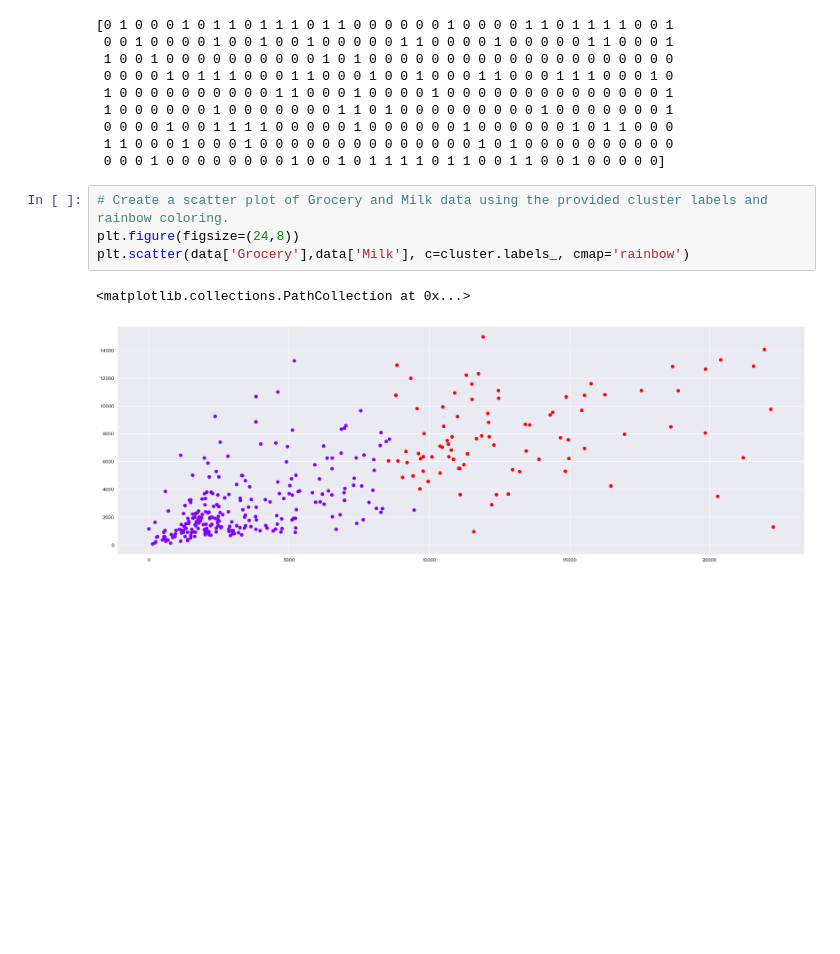
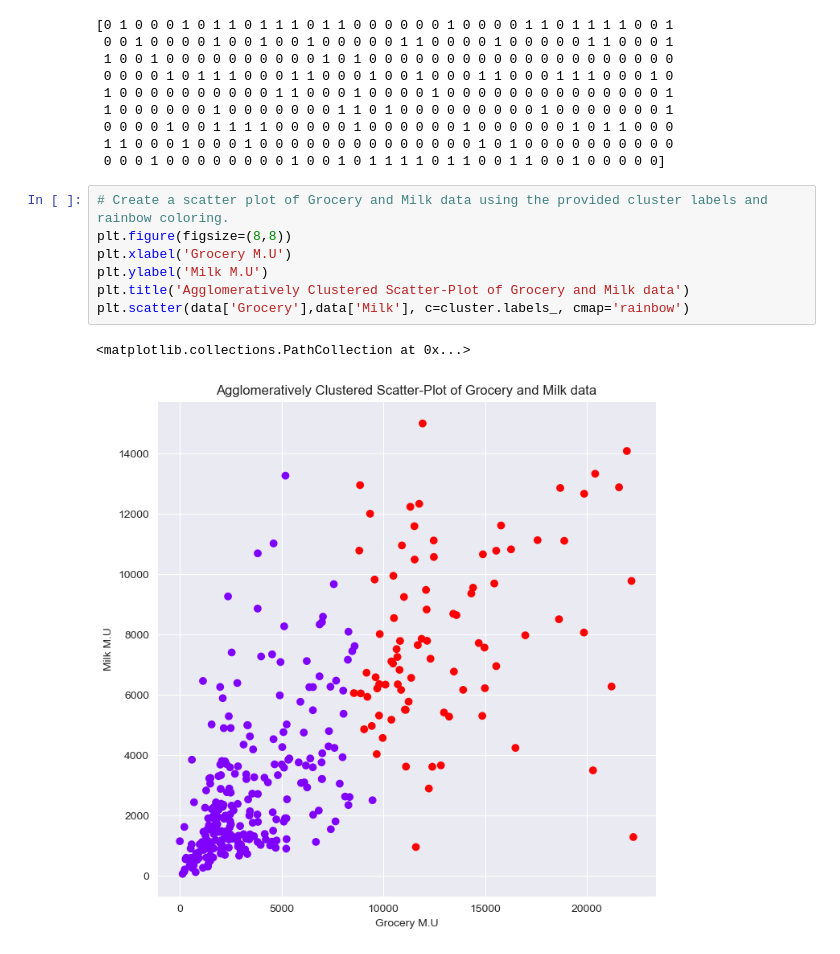
Before and after one commit to Academic-Inquisition/AI-Projekt, a Jupyter notebook: Labb 1/Labb_1_Agglomerative_Clustering.ipynb, the cells around one changed output. Saved outputs shown, nothing was run; the diff lists cells and outputs as text; blank space fills up the shorter version.

```diff
--- a/Labb 1/Labb_1_Agglomerative_Clustering.ipynb
+++ b/Labb 1/Labb_1_Agglomerative_Clustering.ipynb
@@ -106,8 +106,11 @@ print(cluster.labels_)
  0 0 0 1 0 0 0 0 0 0 0 0 1 0 0 1 0 1 1 1 1 0 1 1 0 0 1 1 0 0 1 0 0 0 0 0]
 # %%
 # Create a scatter plot of Grocery and Milk data using the provided cluster labels and rainbow coloring.
-plt.figure(figsize=(24,8))
+plt.figure(figsize=(8,8))
+plt.xlabel('Grocery M.U')
+plt.ylabel('Milk M.U')
+plt.title('Agglomeratively Clustered Scatter-Plot of Grocery and Milk data')
 plt.scatter(data['Grocery'],data['Milk'], c=cluster.labels_, cmap='rainbow')
 # %% [output]
 <matplotlib.collections.PathCollection at 0x...>
-[figure, old version]
+[figure, new version]
```
Also changed, not shown: parts of 1 cell of this notebook, 11 other files.
